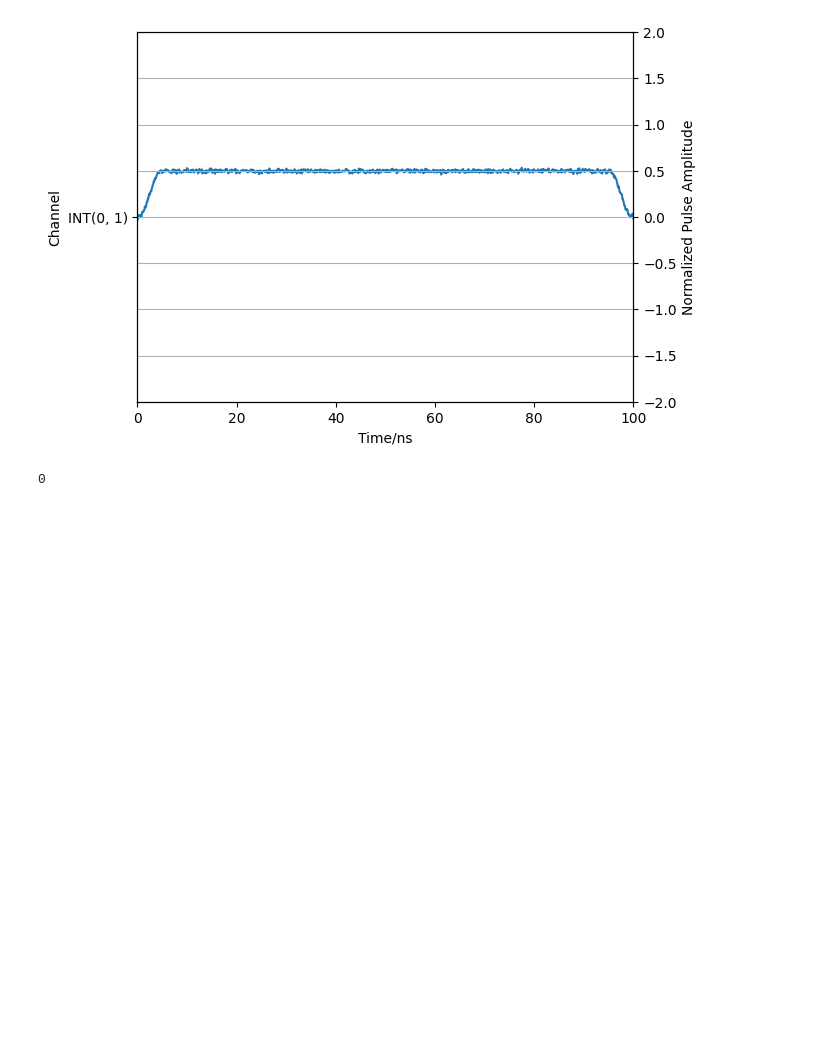
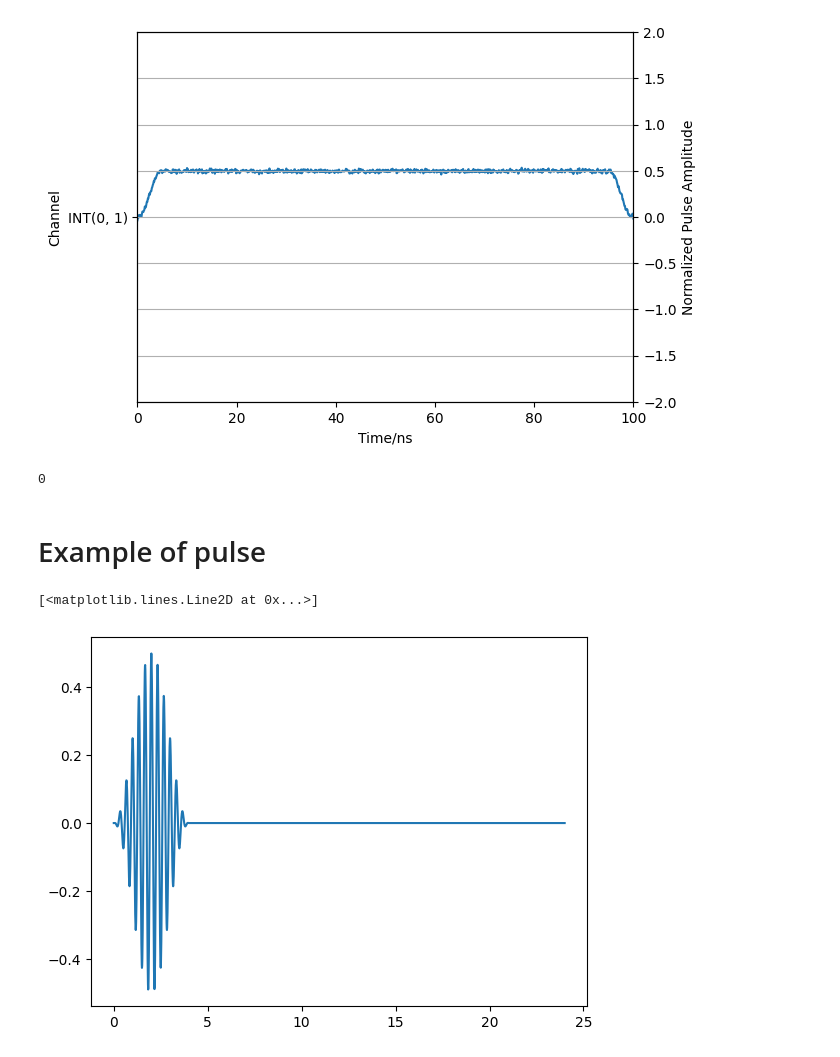
Before and after one commit to RunawayFancy/QuSim, a Jupyter notebook: Tutorial/transmon_tutorial/Test_waveform.ipynb, the cells around one changed output. Cells and saved outputs as stored; diff of their text form; code cells hidden in the pictures; blank space fills up the shorter version.

```diff
--- a/Tutorial/transmon_tutorial/Test_waveform.ipynb
+++ b/Tutorial/transmon_tutorial/Test_waveform.ipynb
@@ -286,3 +286,35 @@ noise = noise_gen(0, 10, 100, config)
 t_list= np.linspace(0,10,100)
 # Now, add this noise to your original control pulse as needed
 plt.plot(t_list, noise)
+# %% [markdown]
+# Example of pulse
+# %%
+import sys
+sys.path.append('../..')
+from qusim import *
+import matplotlib.pyplot as plt
+from qusim.PulseGen.pulse_waveform import PulseClass
+import numpy as np
+from qusim.DataPlot.plot_lib import plot_pulse_sequence
+import copy
+
+pulse = {
+    'pulse_index': 0,
+    'type': "INT",
+    'pulse_shape': "cosine",
+    't_delay': 0,
+    't_width': 4,
+    't_plateau': 0 ,
+    'freq': 3,
+    'phase': 0,
+    'amplitude': 0.5,
+    'q_index': 0
+}
+t_total = pulse['t_width'] + pulse['t_plateau'] +20
+plib = PulseClass(pulse)
+simopt = {"simulation_time": t_total, "simulation_step": int(100*t_total), "initial_state": 0}
+tlst = np.linspace(0, simopt["simulation_time"], simopt["simulation_step"])
+plt.plot(tlst, plib.get_pulse(simopt))
+# %% [output]
+[<matplotlib.lines.Line2D at 0x...>]
+[figure, added]
```
Also changed, not shown: parts of 3 cells of this notebook, 21 other files.
